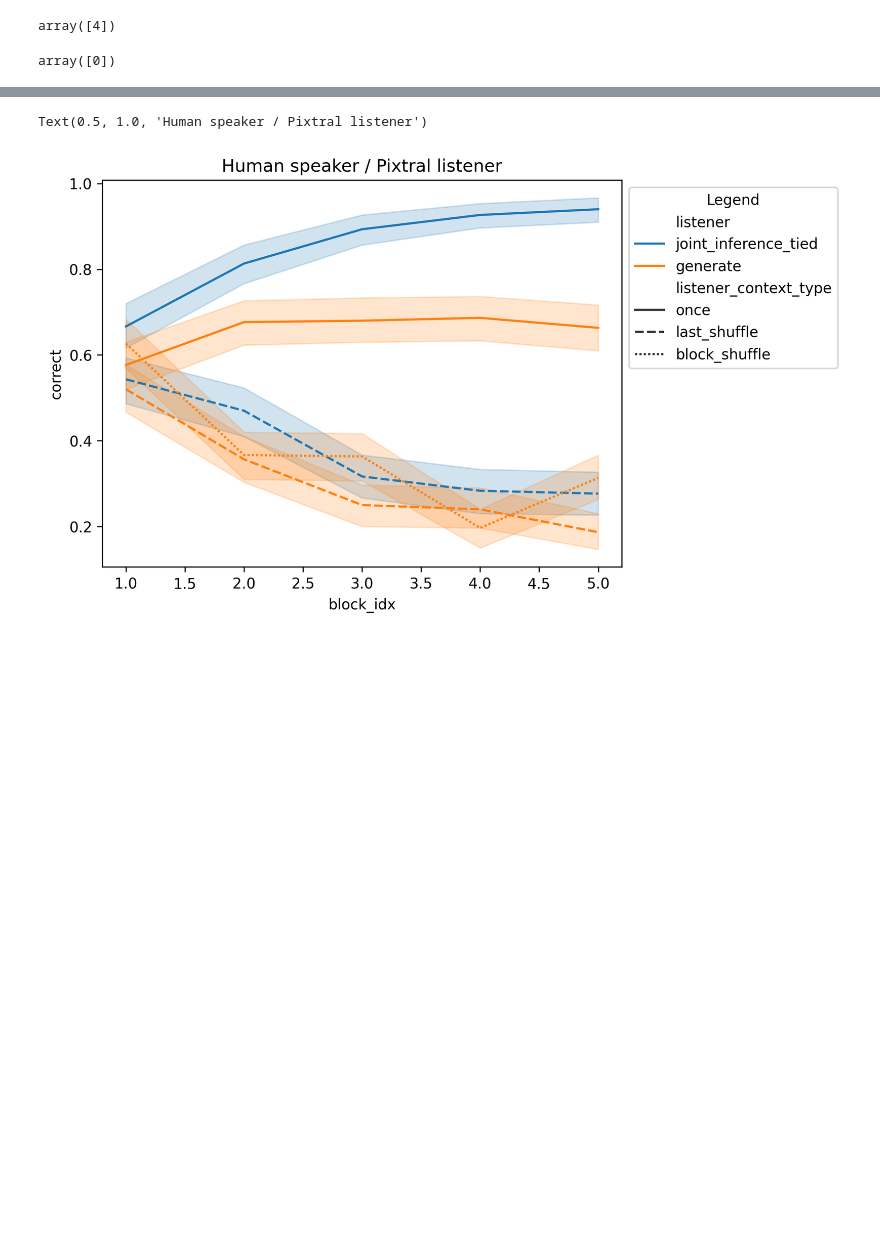
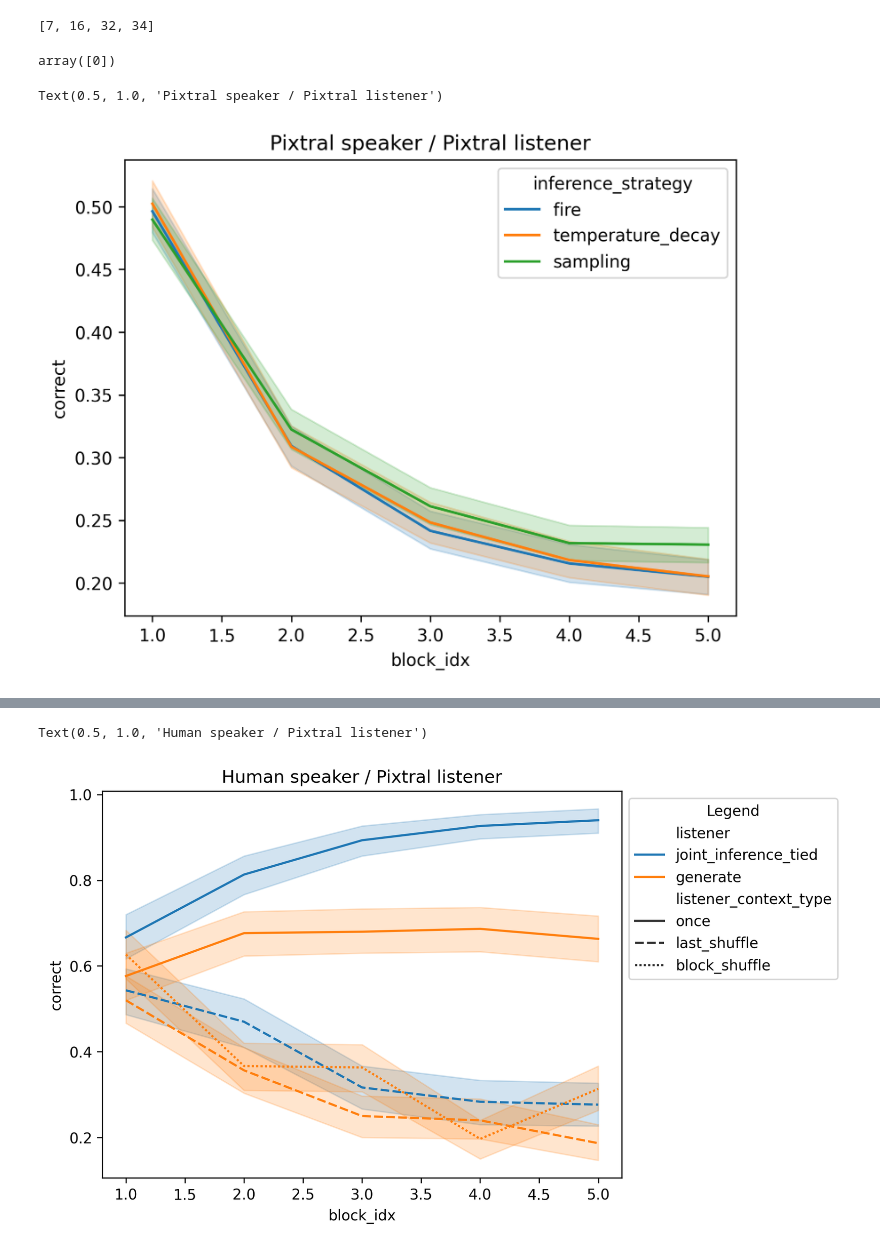
Before and after one commit to saujasv/learning-conventions, a Jupyter notebook: notebooks/analysis.ipynb, the cells around one changed output, grey strips where cells are left out. Cells and saved outputs as stored; diff of their text form; code cells hidden in the pictures; blank space fills up the shorter version.

```diff
--- a/notebooks/analysis.ipynb
+++ b/notebooks/analysis.ipynb
@@ -213,11 +192,19 @@ df = pd.DataFrame(df_list)
+# %%
+df.loc[df.condition.isin([7, 16, 32, 34]), 'inference_strategy'] = "human"
 # %%
-df[(df.speaker.str.match("generate_explicit"))].condition.unique()
+print(df[(df.speaker.str.match("human"))].condition.unique().tolist())
 # %% [output]
-array([4])
+[7, 16, 32, 34]
 # %%
 df.wnd.unique()
 # %% [output]
 array([0])
 # %%
 df.listener.unique()
+# %%
+sns.lineplot(data=df[df.condition.isin([0, 1, 2, 3, 4, 5, 6, 8, 9, 10, 11, 12, 13, 14, 15, 17, 18, 19, 20, 21, 22, 23, 24, 25, 26, 27, 28, 29, 30, 31, 33])], x="block_idx", y="correct", hue="inference_strategy")
+plt.title("Pixtral speaker / Pixtral listener")
+# %% [output]
+Text(0.5, 1.0, 'Pixtral speaker / Pixtral listener')
+[figure, added]
 # %%
```
Also changed, not shown: parts of 8 cells of this notebook, 1 other file.
